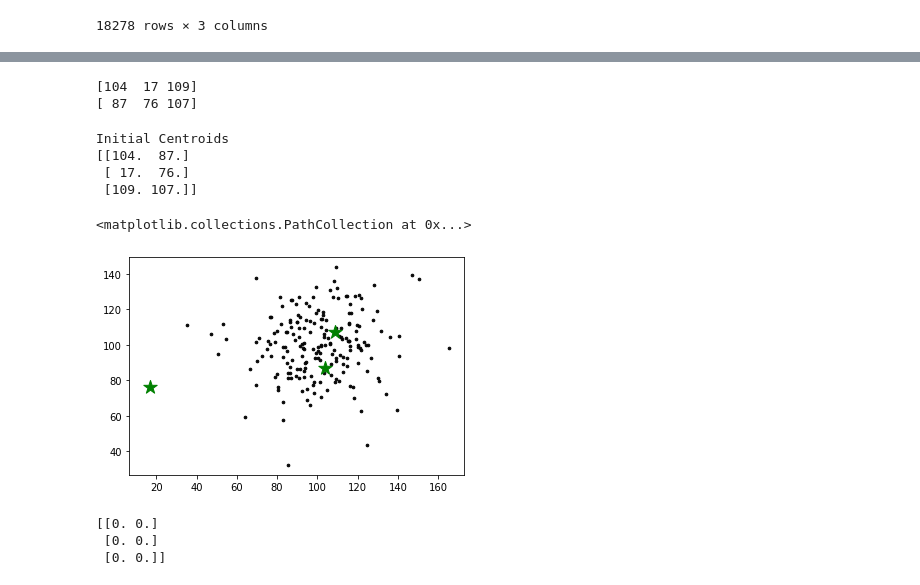
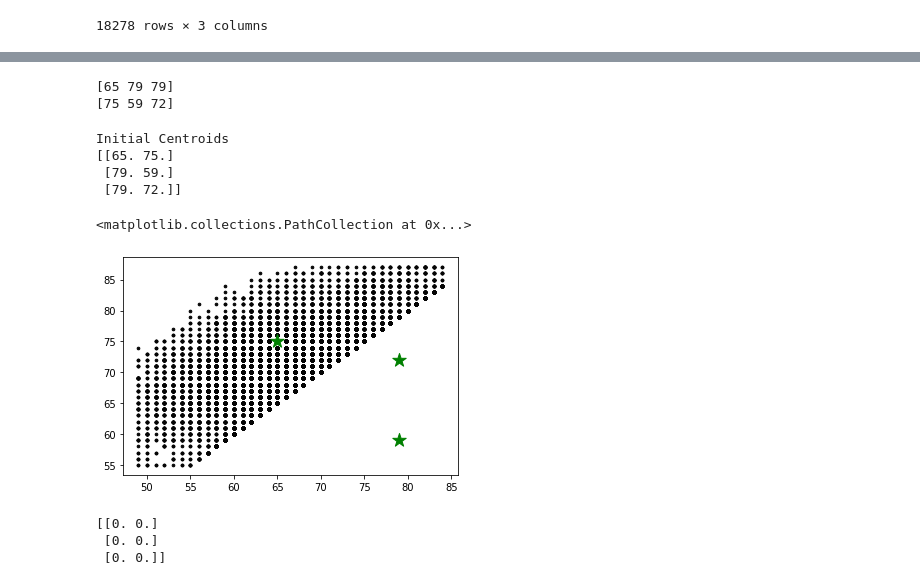
Before and after one commit to evanezent/ML-Project, a Jupyter notebook: Slice Data.ipynb, the cells around one changed output, grey strips where cells are left out. Saved outputs shown, nothing was run; the diff lists cells and outputs as text; code cells hidden in the pictures.

```diff
--- a/Slice Data.ipynb
+++ b/Slice Data.ipynb
@@ -57,0 +55,3 @@ f2 = np.random.normal(100.0, 20.0, 200)
+# %%
+data = pd.read_csv('dummy-clus-datasets.csv')
+npData = np.array(data)
@@ -59,29 +69,29 @@ f2 = np.random.normal(100.0, 20.0, 200)
 # Number of clusters
 k = 3
 # X coordinates of random centroids
-C_x = np.random.randint(0, np.max(f1)-20, size=k)
+C_x = np.random.randint(np.min(npData[:,0]), np.max(npData[:,0]), size=k)
 # Y coordinates of random centroids
-C_y = np.random.randint(0, np.max(f2)-20, size=k)
+C_y = np.random.randint(np.min(npData[:,1]), np.max(npData[:,1]), size=k)
 C = np.array(list(zip(C_x, C_y)), dtype=np.float32)
 print(C_x)
 print(C_y)
 # %% [output]
-[104  17 109]
-[ 87  76 107]
+[65 79 79]
+[75 59 72]
 # %%
 print("Initial Centroids")
 print(C)
 # %% [output]
 Initial Centroids
-[[104.  87.]
- [ 17.  76.]
- [109. 107.]]
+[[65. 75.]
+ [79. 59.]
+ [79. 72.]]
 # %%
-plt.scatter(f1, f2, c='#050505', s=7)
+plt.scatter(npData[:,0], npData[:,1], c='#050505', s=7)
 plt.scatter(C_x, C_y, marker='*', s=200, c='g')
 # %% [output]
 <matplotlib.collections.PathCollection at 0x...>
-[figure, old version]
+[figure, new version]
 # %%
 C_old = np.zeros(C.shape)
 print(C_old)
```
Also changed, not shown: parts of 21 cells of this notebook, 3 other files.
